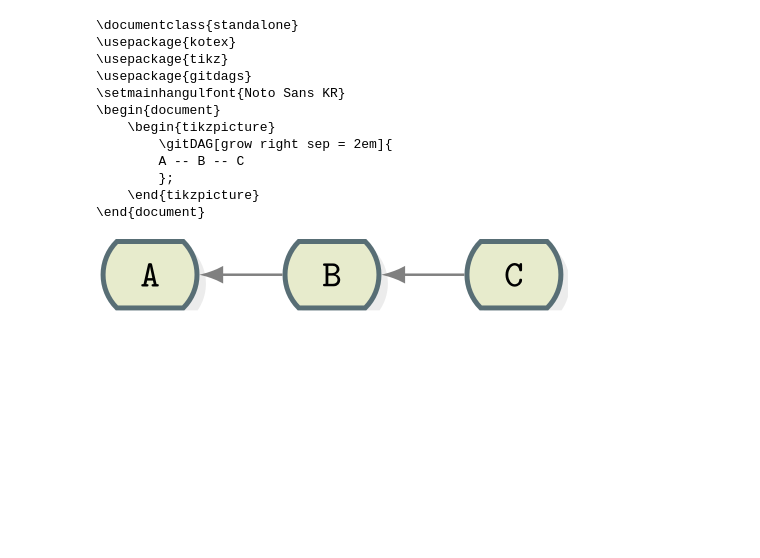
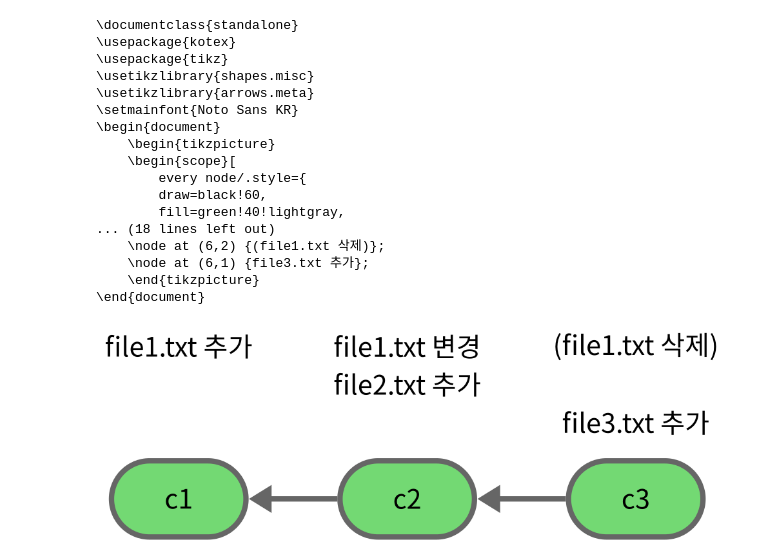
Before and after one commit to joelkim/book_git, a Jupyter notebook: figs/figs.ipynb, the cells around one changed output. Cells and saved outputs as stored; diff of their text form; code cells hidden in the pictures; blank space fills up the shorter version.

```diff
--- a/figs/figs.ipynb
+++ b/figs/figs.ipynb
@@ -42,24 +39,54 @@ preamble = r"""
     \end{tikzpicture}
 \end{document}
 [figure]
+# %%
+style_git_commit = r"""
+    draw=black!60,
+    fill=green!40!lightgray,
+    minimum width=2cm,
+    minimum height=1cm,
+    rounded rectangle,
+    line width=2pt
+"""
+# %%
+style_git_pointer = r"""
+    draw=black!60,
+    -Triangle,
+    line width=2pt
+"""
 # %%
-%%tikz -pt -k -e -tp xelatex -p "$preamble" -r -d 300 -S fig_basic_02
+%%tikz -pt -e -tp xelatex -p "$preamble" -r -d 300 -S fig_log_01
 \begin{tikzpicture}
-    \gitDAG[grow right sep = 2em]{
-    A -- B -- C
-    };
+\begin{scope}[
+    every node/.style={(* style_git_commit *)},
+    every path/.style={(* style_git_pointer *)}
+]
+\node (c1) at (0,0) {c1};
+\node (c2) at (3,0) {c2}; \path (c2) edge (c1);
+\node (c3) at (6,0) {c3}; \path (c3) edge (c2);
+\end{scope}
+\node at (0,2) {file1.txt 추가};
+\node at (3,2) {file1.txt 변경};
+\node at (3,1.5) {file2.txt 추가};
+\node at (6,2) {(file1.txt 삭제)};
+\node at (6,1) {file3.txt 추가};
 \end{tikzpicture}
 # %% [output]
 \documentclass{standalone}
 \usepackage{kotex}
 \usepackage{tikz}
-\usepackage{gitdags}
-\setmainhangulfont{Noto Sans KR}
+\usetikzlibrary{shapes.misc}
+\usetikzlibrary{arrows.meta}
+\setmainfont{Noto Sans KR}
 \begin{document}
     \begin{tikzpicture}
-        \gitDAG[grow right sep = 2em]{
-        A -- B -- C
-        };
+    \begin{scope}[
+        every node/.style={
+        draw=black!60,
+        fill=green!40!lightgray,
+... (18 lines left out)
+    \node at (6,2) {(file1.txt 삭제)};
+    \node at (6,1) {file3.txt 추가};
     \end{tikzpicture}
 \end{document}
-[figure, old version]
+[figure, new version]
```
Also changed, not shown: parts of 5 cells of this notebook, 5 other files.
